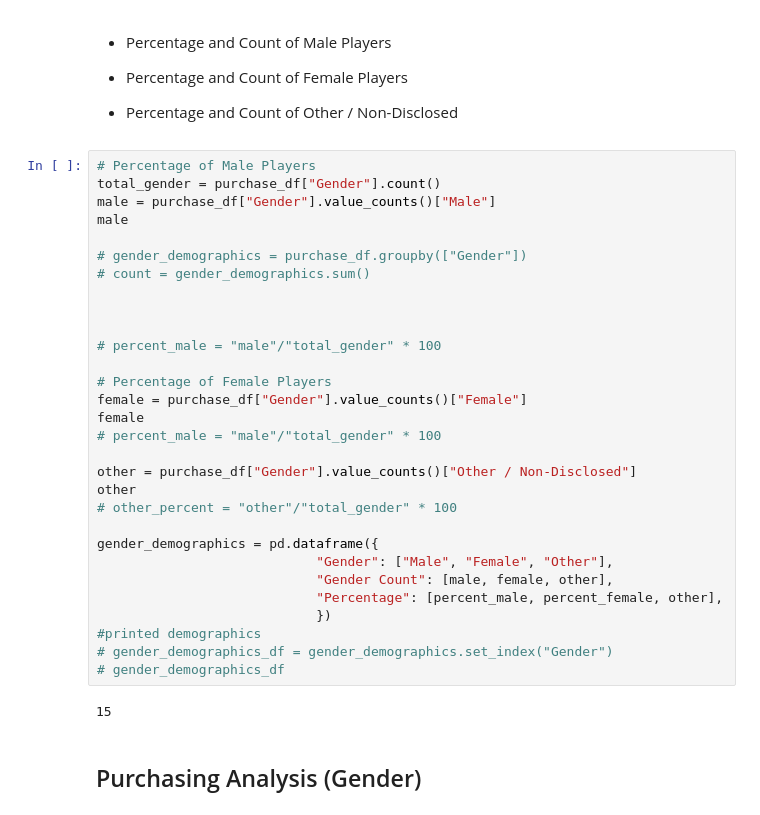
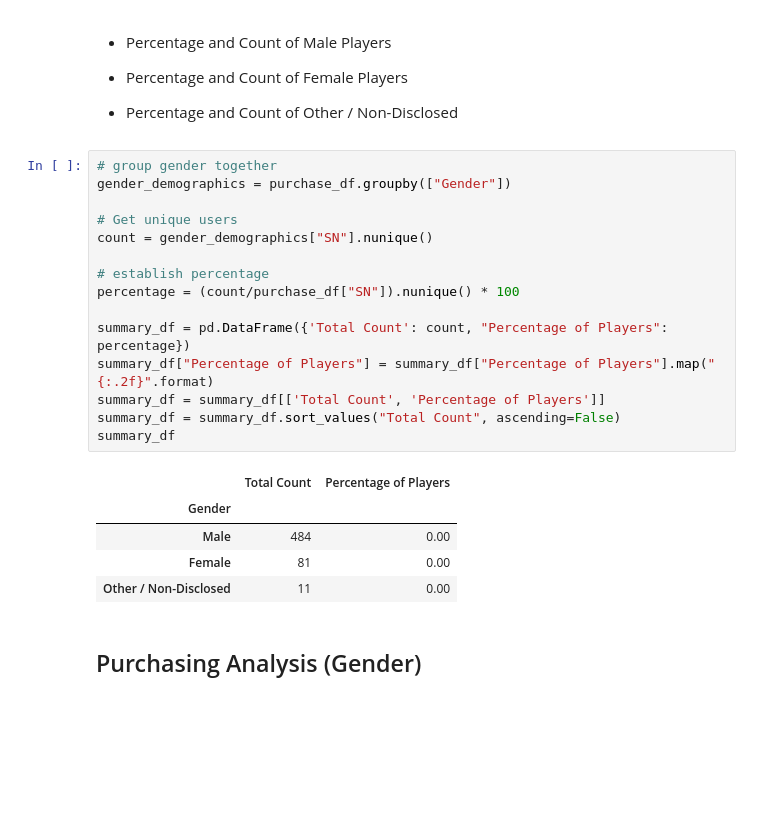
Before and after one commit to TPhillips27/pandas-challenge, a Jupyter notebook: HeroesOfPymoli_starter.ipynb, the cells around one changed output. Saved outputs shown, nothing was run; the diff lists cells and outputs as text; blank space fills up the shorter version.

```diff
--- a/HeroesOfPymoli_starter.ipynb
+++ b/HeroesOfPymoli_starter.ipynb
@@ -83,38 +83,27 @@ purchasing_analysis_df
 
 
 * Percentage and Count of Other / Non-Disclosed
-# %%
-# Percentage of Male Players
-total_gender = purchase_df["Gender"].count()
-male = purchase_df["Gender"].value_counts()["Male"]
-male
-
-# gender_demographics = purchase_df.groupby(["Gender"])
-# count = gender_demographics.sum()
-
-
-
-# percent_male = "male"/"total_gender" * 100
-
-# Percentage of Female Players
-female = purchase_df["Gender"].value_counts()["Female"]
-female
-# percent_male = "male"/"total_gender" * 100
-
-other = purchase_df["Gender"].value_counts()["Other / Non-Disclosed"]
-other
-# other_percent = "other"/"total_gender" * 100
-
-gender_demographics = pd.dataframe({
-                            "Gender": ["Male", "Female", "Other"],
-                            "Gender Count": [male, female, other],
-                            "Percentage": [percent_male, percent_female, other],
-                            })
-#printed demographics
-# gender_demographics_df = gender_demographics.set_index("Gender")
-# gender_demographics_df
-# %% [output]
-15
+# %%
+# group gender together
+gender_demographics = purchase_df.groupby(["Gender"])
+
+# Get unique users
+count = gender_demographics["SN"].nunique()
+
+# establish percentage
+percentage = (count/purchase_df["SN"]).nunique() * 100
+
+summary_df = pd.DataFrame({'Total Count': count, "Percentage of Players": percentage})
+summary_df["Percentage of Players"] = summary_df["Percentage of Players"].map("{:.2f}".format)
+summary_df = summary_df[['Total Count', 'Percentage of Players']]
+summary_df = summary_df.sort_values("Total Count", ascending=False)
+summary_df
+# %% [output]
+|  | Total Count | Percentage of Players |
+| Gender |  |  |
+| Male | 484 | 0.00 |
+| Female | 81 | 0.00 |
+| Other / Non-Disclosed | 11 | 0.00 |
 # %% [markdown]
 
 ## Purchasing Analysis (Gender)
```
Also changed, not shown: parts of 2 cells of this notebook.
